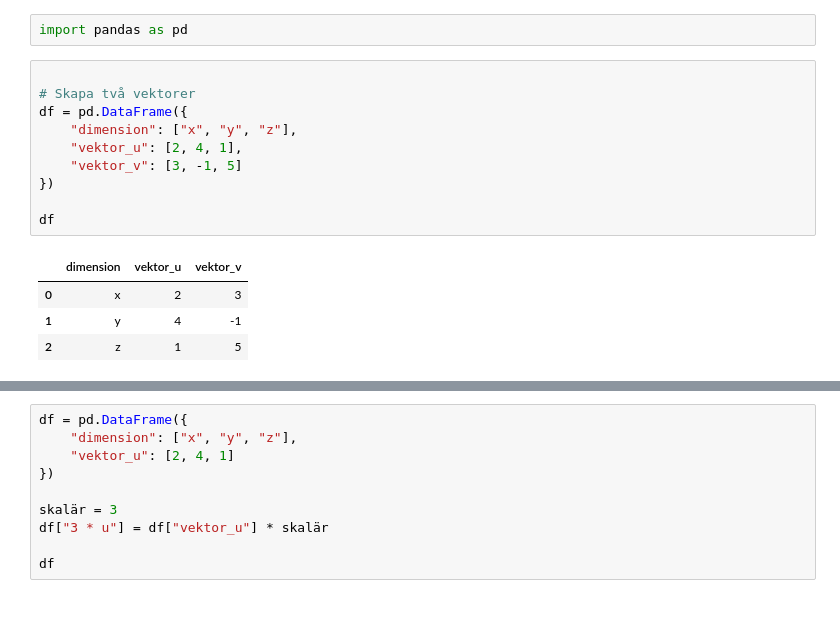
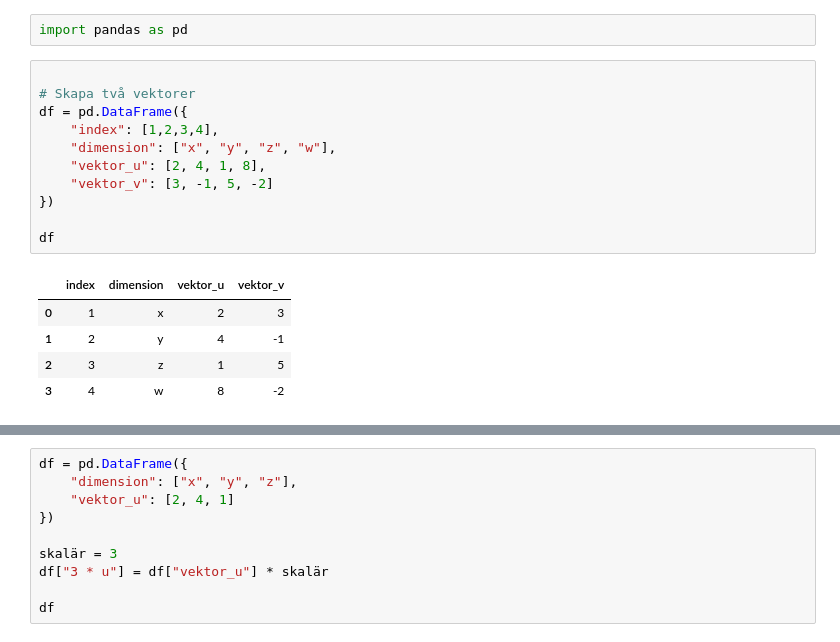
Before and after one commit to sebastianmentor/Lektioner_IntroML_TH_PYAI25, a Jupyter notebook: THPYAI25_intro_ml_Lektion_5/demos_med_pandas.ipynb, the cells around one changed output, grey strips where cells are left out. Cells and saved outputs as stored; diff of their text form; blank space fills up the shorter version.

```diff
--- a/THPYAI25_intro_ml_Lektion_5/demos_med_pandas.ipynb
+++ b/THPYAI25_intro_ml_Lektion_5/demos_med_pandas.ipynb
@@ -3,15 +3,17 @@ import pandas as pd
 # %%
 
 # Skapa två vektorer
 df = pd.DataFrame({
-    "dimension": ["x", "y", "z"],
-    "vektor_u": [2, 4, 1],
-    "vektor_v": [3, -1, 5]
+    "index": [1,2,3,4],
+    "dimension": ["x", "y", "z", "w"],
+    "vektor_u": [2, 4, 1, 8],
+    "vektor_v": [3, -1, 5, -2]
 })
 
 df
 # %% [output]
-|  | dimension | vektor_u | vektor_v |
-| 0 | x | 2 | 3 |
-| 1 | y | 4 | -1 |
-| 2 | z | 1 | 5 |
+|  | index | dimension | vektor_u | vektor_v |
+| 0 | 1 | x | 2 | 3 |
+| 1 | 2 | y | 4 | -1 |
+| 2 | 3 | z | 1 | 5 |
+| 3 | 4 | w | 8 | -2 |
```
Also changed, not shown: parts of 2 cells of this notebook, 3 other files.
